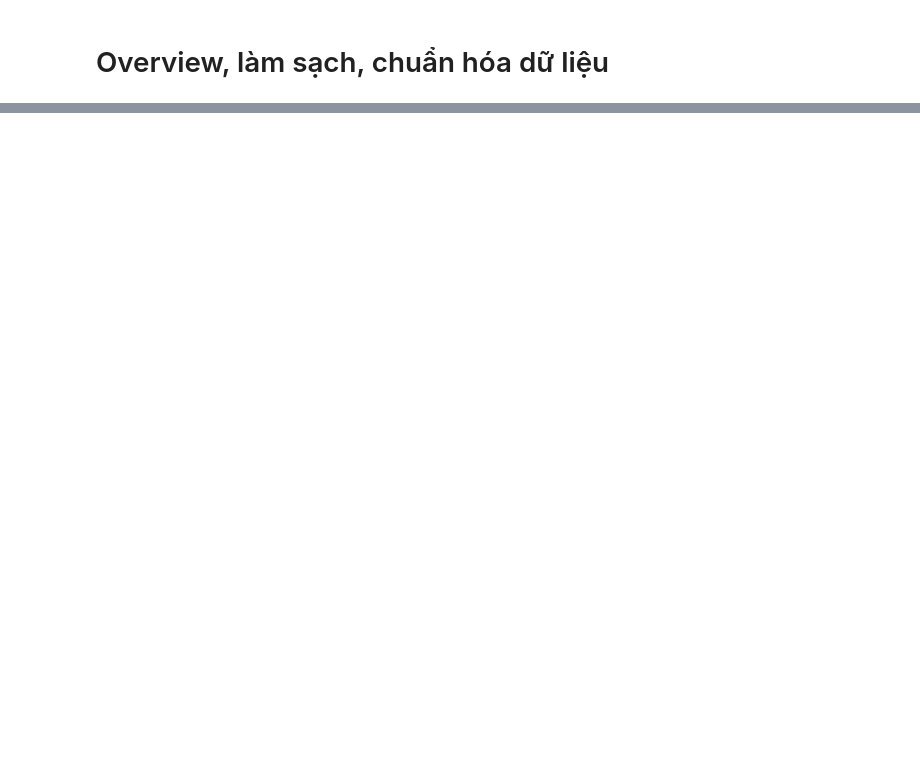
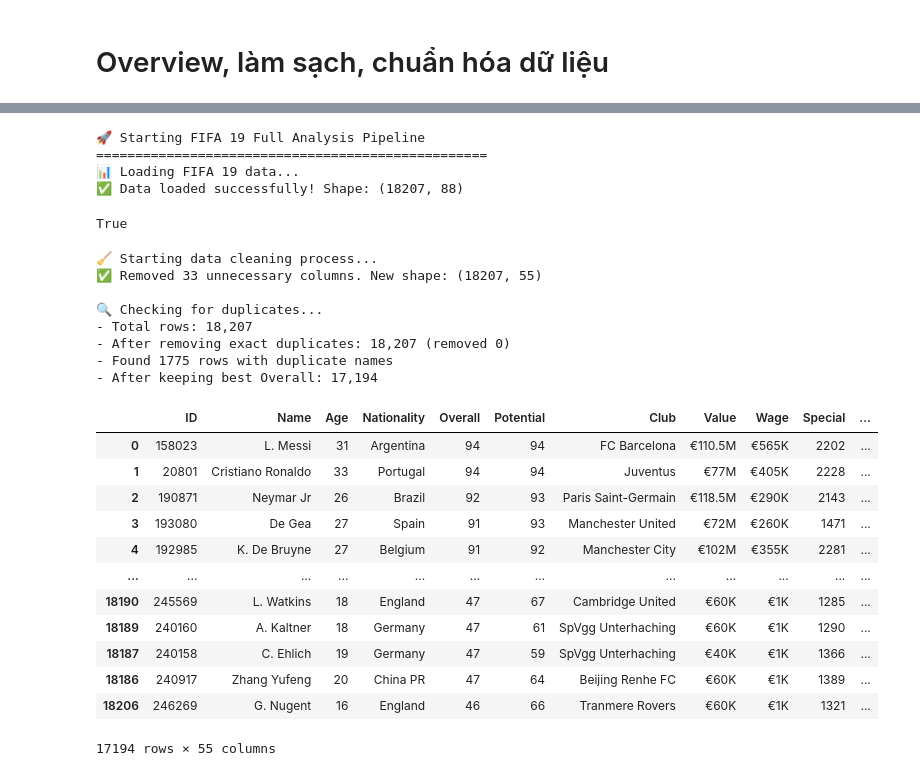
Before and after one commit to LuongDat9999/FIFA19_LinearRegression, a Jupyter notebook: Fifa.ipynb, the cells around one changed output, grey strips where cells are left out. Drawn from its saved outputs; the diff is of its cells as text; code cells hidden in the pictures; blank space fills up the shorter version.

```diff
--- a/Fifa.ipynb
+++ b/Fifa.ipynb
@@ -92,4 +3,0 @@ GKReflexes                     8.0      11.0      14.0      94.0
-# %%
-# kiểm tra các giá trị bị trùng lắp trong cột
-for col in fifa.columns:
-    print(f'{col}: {fifa[col].duplicated().sum()}')
@@ -581,4 +3,0 @@ df = df.select_dtypes(exclude=['object'])
-# %%
-corrmat = df.corr()
-f, ax = plt.subplots(figsize =(26, 16))
-sns.heatmap(corrmat, ax = ax,  linewidths = 0.1, annot=True)
@@ -588,15 +3,0 @@ sns.heatmap(corrmat, ax = ax,  linewidths = 0.1, annot=True)
-# %%
-k = 19
-corrmat = df.corr()
-
-f, ax = plt.subplots(figsize =(18, 10))
-one_cols = np.ones_like(corrmat, dtype=bool)
-mask = np.triu(one_cols)
-adjusted_mask = mask[1:, :-1]
-
-cols = corrmat.nlargest(k, 'Overall')['Overall'].index
-cm = np.corrcoef(df[cols].values.T)
-
-sns.heatmap(cm,  mask = mask, annot=True, linewidths = 0.1, yticklabels = cols.values, xticklabels = cols.values)
-plt.title('Heatmap - Ma trận tương quan giữa các biến cao nhất với "Overall"')
-plt.show()
@@ -900,0 +40,11 @@ if len(player_names) > 1:
+# %%
+print("🚀 Starting FIFA 19 Full Analysis Pipeline")
+print("=" * 50)
+
+load_data()
+# %% [output]
+🚀 Starting FIFA 19 Full Analysis Pipeline
+==================================================
+📊 Loading FIFA 19 data...
+✅ Data loaded successfully! Shape: (18207, 88)
+True
@@ -900,0 +95,24 @@ if len(player_names) > 1:
+# %%
+clean_data()
+# %% [output]
+🧹 Starting data cleaning process...
+✅ Removed 33 unnecessary columns. New shape: (18207, 55)
+
+🔍 Checking for duplicates...
+- Total rows: 18,207
+- After removing exact duplicates: 18,207 (removed 0)
+- Found 1775 rows with duplicate names
+- After keeping best Overall: 17,194
+|  | ID | Name | Age | Nationality | Overall | Potential | Club | Value | Wage | Special | ... |
+| 0 | 158023 | L. Messi | 31 | Argentina | 94 | 94 | FC Barcelona | €110.5M | €565K | 2202 | ... |
+| 1 | 20801 | Cristiano Ronaldo | 33 | Portugal | 94 | 94 | Juventus | €77M | €405K | 2228 | ... |
+| 2 | 190871 | Neymar Jr | 26 | Brazil | 92 | 93 | Paris Saint-Germain | €118.5M | €290K | 2143 | ... |
+| 3 | 193080 | De Gea | 27 | Spain | 91 | 93 | Manchester United | €72M | €260K | 1471 | ... |
+| 4 | 192985 | K. De Bruyne | 27 | Belgium | 91 | 92 | Manchester City | €102M | €355K | 2281 | ... |
+| ... | ... | ... | ... | ... | ... | ... | ... | ... | ... | ... | ... |
+| 18190 | 245569 | L. Watkins | 18 | England | 47 | 67 | Cambridge United | €60K | €1K | 1285 | ... |
+| 18189 | 240160 | A. Kaltner | 18 | Germany | 47 | 61 | SpVgg Unterhaching | €60K | €1K | 1290 | ... |
+| 18187 | 240158 | C. Ehlich | 19 | Germany | 47 | 59 | SpVgg Unterhaching | €40K | €1K | 1366 | ... |
+| 18186 | 240917 | Zhang Yufeng | 20 | China PR | 47 | 64 | Beijing Renhe FC | €60K | €1K | 1389 | ... |
+| 18206 | 246269 | G. Nugent | 16 | England | 46 | 66 | Tranmere Rovers | €60K | €1K | 1321 | ... |
+17194 rows × 55 columns
```
Also changed, not shown: parts of 60 cells of this notebook, 5 other files.
